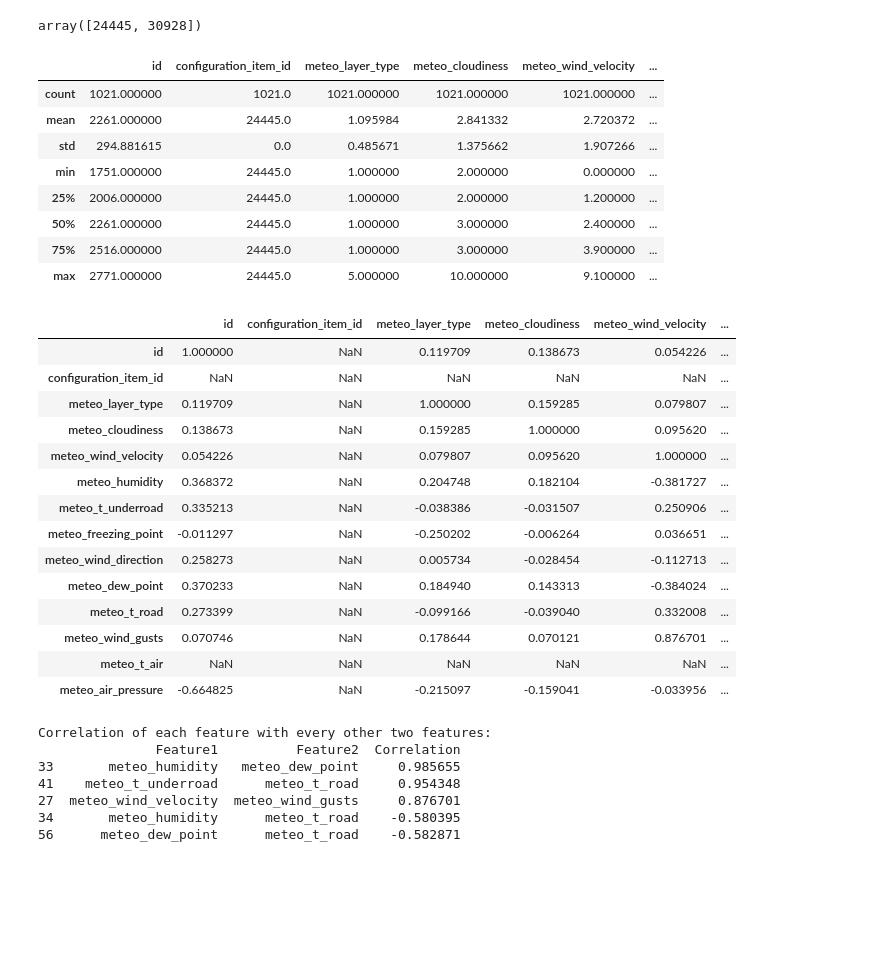
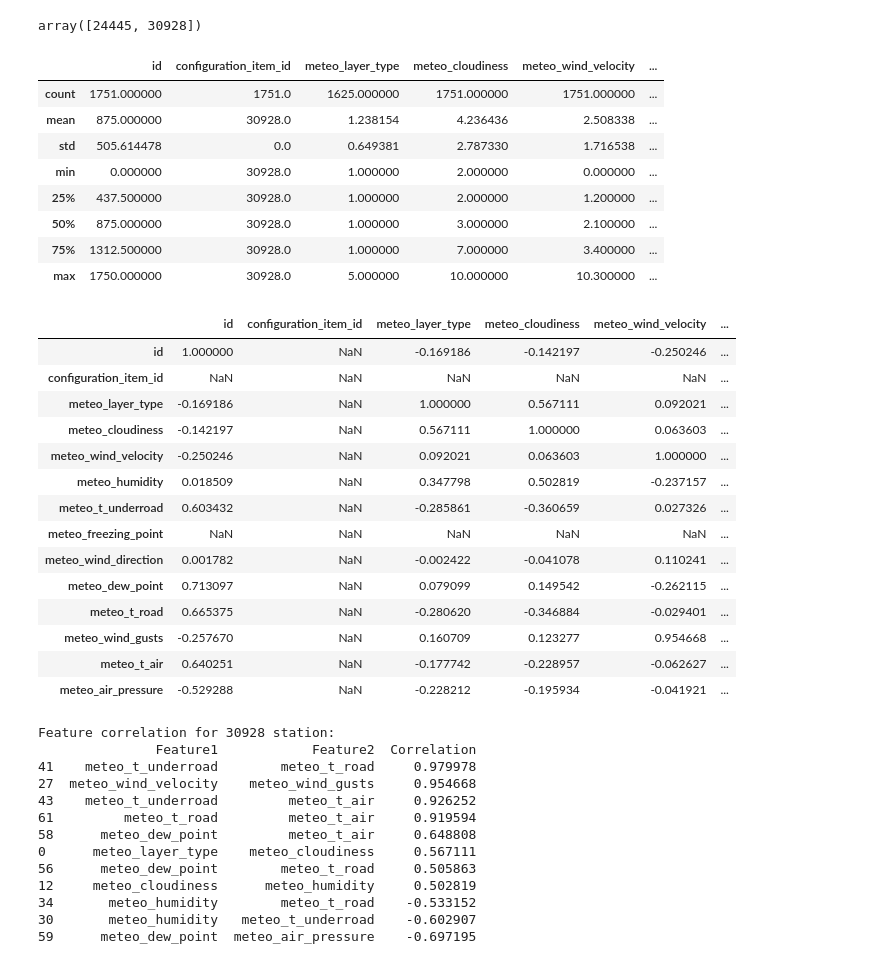
Before and after one commit to de81k/DS.MISIS.HACK-2.0, a Jupyter notebook: case_2/case_2.ipynb, the cells around one changed output. Drawn from its saved outputs; the diff is of its cells as text; code cells hidden in the pictures; blank space fills up the shorter version.

```diff
--- a/case_2/case_2.ipynb
+++ b/case_2/case_2.ipynb
@@ -66,36 +66,37 @@ all_df.configuration_item_id.unique()
 # %% [output]
 array([24445, 30928])
 # %%
-config_df = all_df[all_df.configuration_item_id == all_df.configuration_item_id.unique()[0]]
+config_id = all_df.configuration_item_id.unique()[1]
+config_df = all_df[all_df.configuration_item_id == config_id]
 config_df.describe()
 # %% [output]
 |  | id | configuration_item_id | meteo_layer_type | meteo_cloudiness | meteo_wind_velocity | ... |
-| count | 1021.000000 | 1021.0 | 1021.000000 | 1021.000000 | 1021.000000 | ... |
-| mean | 2261.000000 | 24445.0 | 1.095984 | 2.841332 | 2.720372 | ... |
-| std | 294.881615 | 0.0 | 0.485671 | 1.375662 | 1.907266 | ... |
-| min | 1751.000000 | 24445.0 | 1.000000 | 2.000000 | 0.000000 | ... |
-| 25% | 2006.000000 | 24445.0 | 1.000000 | 2.000000 | 1.200000 | ... |
-| 50% | 2261.000000 | 24445.0 | 1.000000 | 3.000000 | 2.400000 | ... |
-| 75% | 2516.000000 | 24445.0 | 1.000000 | 3.000000 | 3.900000 | ... |
-| max | 2771.000000 | 24445.0 | 5.000000 | 10.000000 | 9.100000 | ... |
+| count | 1751.000000 | 1751.0 | 1625.000000 | 1751.000000 | 1751.000000 | ... |
+| mean | 875.000000 | 30928.0 | 1.238154 | 4.236436 | 2.508338 | ... |
+| std | 505.614478 | 0.0 | 0.649381 | 2.787330 | 1.716538 | ... |
+| min | 0.000000 | 30928.0 | 1.000000 | 2.000000 | 0.000000 | ... |
+| 25% | 437.500000 | 30928.0 | 1.000000 | 2.000000 | 1.200000 | ... |
+| 50% | 875.000000 | 30928.0 | 1.000000 | 3.000000 | 2.100000 | ... |
+| 75% | 1312.500000 | 30928.0 | 1.000000 | 7.000000 | 3.400000 | ... |
+| max | 1750.000000 | 30928.0 | 5.000000 | 10.000000 | 10.300000 | ... |
 # %%
 config_df.corr(numeric_only=True)
 # %% [output]
 |  | id | configuration_item_id | meteo_layer_type | meteo_cloudiness | meteo_wind_velocity | ... |
-| id | 1.000000 | NaN | 0.119709 | 0.138673 | 0.054226 | ... |
+| id | 1.000000 | NaN | -0.169186 | -0.142197 | -0.250246 | ... |
 | configuration_item_id | NaN | NaN | NaN | NaN | NaN | ... |
-| meteo_layer_type | 0.119709 | NaN | 1.000000 | 0.159285 | 0.079807 | ... |
-| meteo_cloudiness | 0.138673 | NaN | 0.159285 | 1.000000 | 0.095620 | ... |
-| meteo_wind_velocity | 0.054226 | NaN | 0.079807 | 0.095620 | 1.000000 | ... |
-| meteo_humidity | 0.368372 | NaN | 0.204748 | 0.182104 | -0.381727 | ... |
-| meteo_t_underroad | 0.335213 | NaN | -0.038386 | -0.031507 | 0.250906 | ... |
-| meteo_freezing_point | -0.011297 | NaN | -0.250202 | -0.006264 | 0.036651 | ... |
-| meteo_wind_direction | 0.258273 | NaN | 0.005734 | -0.028454 | -0.112713 | ... |
-| meteo_dew_point | 0.370233 | NaN | 0.184940 | 0.143313 | -0.384024 | ... |
-| meteo_t_road | 0.273399 | NaN | -0.099166 | -0.039040 | 0.332008 | ... |
-| meteo_wind_gusts | 0.070746 | NaN | 0.178644 | 0.070121 | 0.876701 | ... |
-| meteo_t_air | NaN | NaN | NaN | NaN | NaN | ... |
-| meteo_air_pressure | -0.664825 | NaN | -0.215097 | -0.159041 | -0.033956 | ... |
+| meteo_layer_type | -0.169186 | NaN | 1.000000 | 0.567111 | 0.092021 | ... |
+| meteo_cloudiness | -0.142197 | NaN | 0.567111 | 1.000000 | 0.063603 | ... |
+| meteo_wind_velocity | -0.250246 | NaN | 0.092021 | 0.063603 | 1.000000 | ... |
+| meteo_humidity | 0.018509 | NaN | 0.347798 | 0.502819 | -0.237157 | ... |
+| meteo_t_underroad | 0.603432 | NaN | -0.285861 | -0.360659 | 0.027326 | ... |
+| meteo_freezing_point | NaN | NaN | NaN | NaN | NaN | ... |
+| meteo_wind_direction | 0.001782 | NaN | -0.002422 | -0.041078 | 0.110241 | ... |
+| meteo_dew_point | 0.713097 | NaN | 0.079099 | 0.149542 | -0.262115 | ... |
+| meteo_t_road | 0.665375 | NaN | -0.280620 | -0.346884 | -0.029401 | ... |
+| meteo_wind_gusts | -0.257670 | NaN | 0.160709 | 0.123277 | 0.954668 | ... |
+| meteo_t_air | 0.640251 | NaN | -0.177742 | -0.228957 | -0.062627 | ... |
+| meteo_air_pressure | -0.529288 | NaN | -0.228212 | -0.195934 | -0.041921 | ... |
 # %%
 from itertools import combinations
 
@@ -108,16 +109,22 @@ for feat1, feat2 in feature_combinations:
     correlation_results.append((feat1, feat2, correlation))
 
 correlation_df = pd.DataFrame(correlation_results, columns=['Feature1', 'Feature2', 'Correlation']).sort_values(by='Correlation', ascending=False)
-print("Correlation of each feature with every other two features:")
+print(f"Feature correlation for {config_id} station:")
 print(correlation_df[correlation_df.Correlation.abs() > 0.5])
 # %% [output]
-Correlation of each feature with every other two features:
-               Feature1          Feature2  Correlation
-33       meteo_humidity   meteo_dew_point     0.985655
-41    meteo_t_underroad      meteo_t_road     0.954348
-27  meteo_wind_velocity  meteo_wind_gusts     0.876701
-34       meteo_humidity      meteo_t_road    -0.580395
-56      meteo_dew_point      meteo_t_road    -0.582871
+Feature correlation for 30928 station:
+               Feature1            Feature2  Correlation
+41    meteo_t_underroad        meteo_t_road     0.979978
+27  meteo_wind_velocity    meteo_wind_gusts     0.954668
+43    meteo_t_underroad         meteo_t_air     0.926252
+61         meteo_t_road         meteo_t_air     0.919594
+58      meteo_dew_point         meteo_t_air     0.648808
+0      meteo_layer_type    meteo_cloudiness     0.567111
+56      meteo_dew_point        meteo_t_road     0.505863
+12     meteo_cloudiness      meteo_humidity     0.502819
+34       meteo_humidity        meteo_t_road    -0.533152
+30       meteo_humidity   meteo_t_underroad    -0.602907
+59      meteo_dew_point  meteo_air_pressure    -0.697195
 # %%
 def calculate_ema(data, alpha):
     """
```
Also changed, not shown: parts of 2 cells of this notebook, 2 other files.
